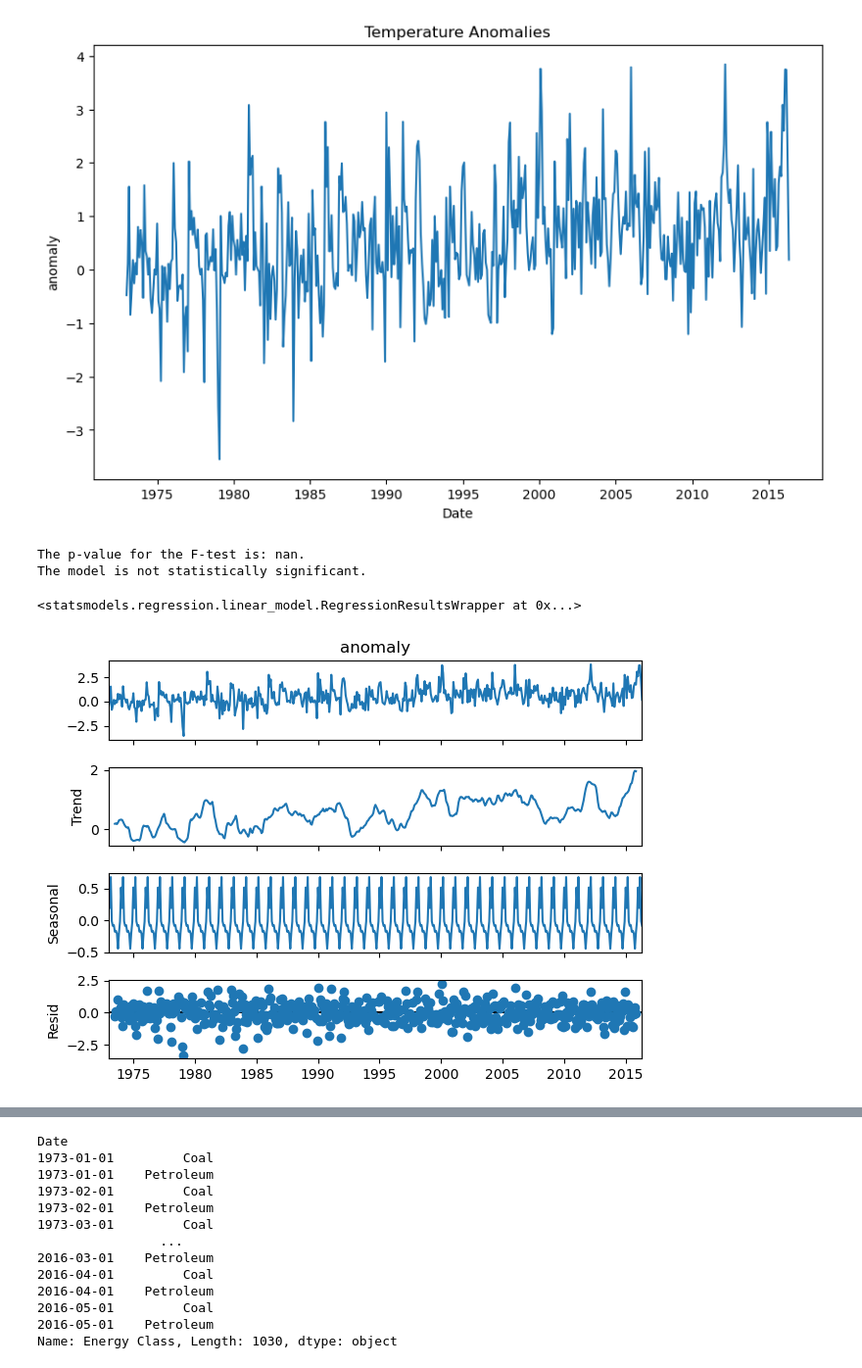
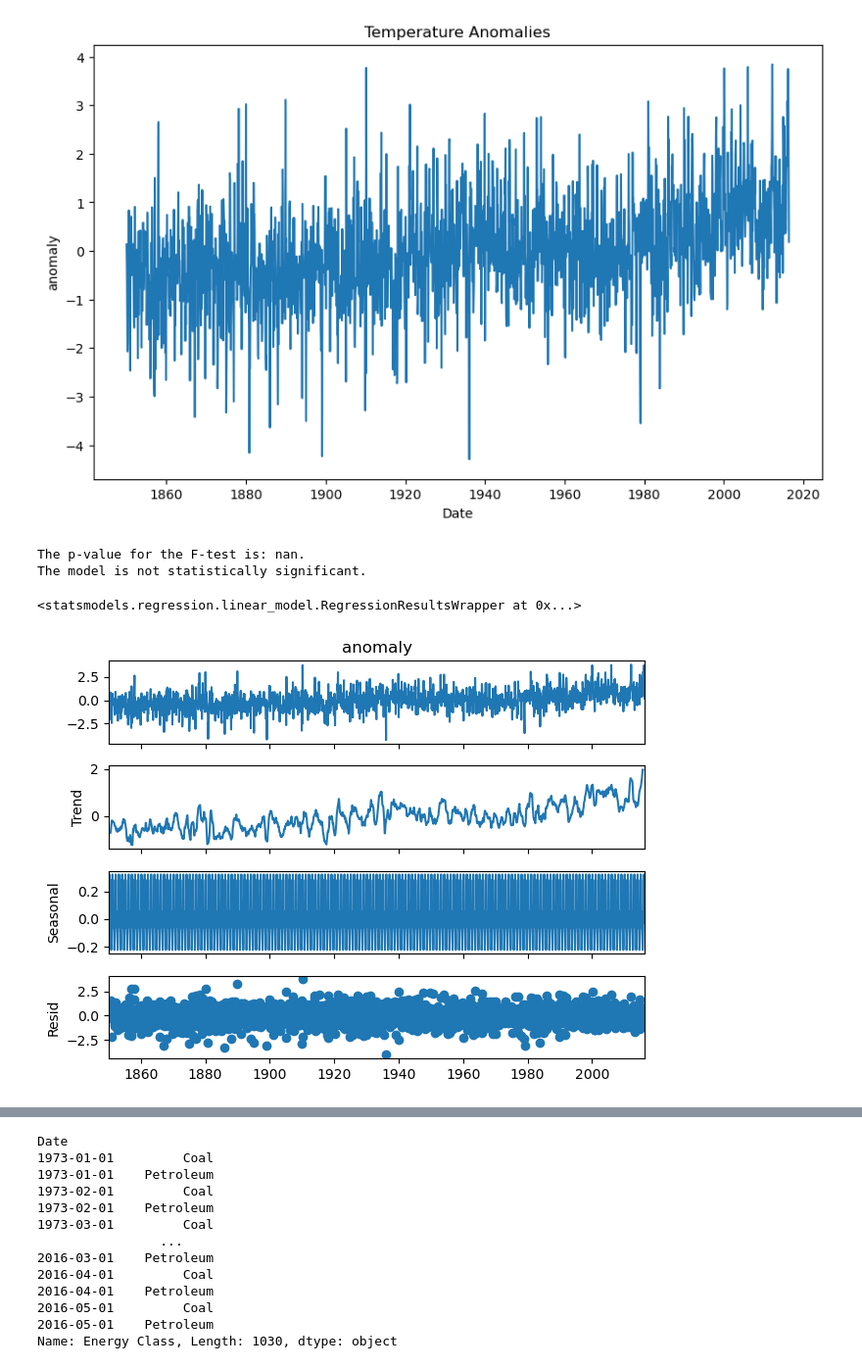
Before and after one commit to chtang-hmc/Spring-Invitation-Datathon-2024, a Jupyter notebook: Analysis/temp_EDA.ipynb, the cells around one changed output, grey strips where cells are left out. Shown: that part at 98% size. Saved outputs shown, nothing was run; the diff lists cells and outputs as text; code cells hidden in the pictures.

Commit message:
Made data a bigger timescale
Let the data be as big as possible for temp and emicom so that lags can happen

```diff
--- a/Analysis/temp_EDA.ipynb
+++ b/Analysis/temp_EDA.ipynb
@@ -15,18 +15,18 @@ temp.rename(columns={'date': 'Date'}, inplace=True)
 # %%
 # plot anamolies
 temp['Date'] = pd.to_datetime(temp['Date'])
 temp.set_index('Date', inplace=True)
 temp.sort_index(inplace=True)
 
 # filter out dates from 1973
-temp = temp[temp.index.year >= 1973]
+#temp = temp[temp.index.year >= 1973]
 
 plt.figure(figsize=(10, 6))
 sns.lineplot(x='Date', y='anomaly', data=temp)
 plt.title('Temperature Anomalies')
 plt.show()
 # %% [output]
-[figure, old version]
+[figure, new version]
 # %%
 # next steps: use moving av erage to smooth out temperature, find other things this could be correlated with other things,
 # smooth both consumption and anomaly over the long term
@@ -52,6 +52,6 @@ plt.show()
 
 trend = decomposition.trend
 # %% [output]
-[figure, old version]
+[figure, new version]
 # %%
 temp_trend = pd.DataFrame(trend)
```
Also changed, not shown: parts of 19 cells of this notebook, 4 other files.
